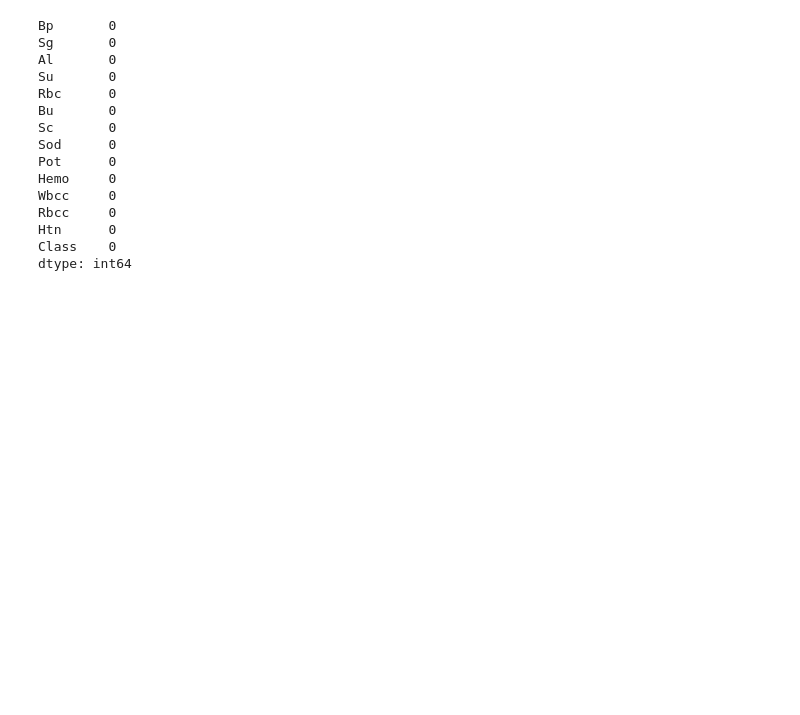
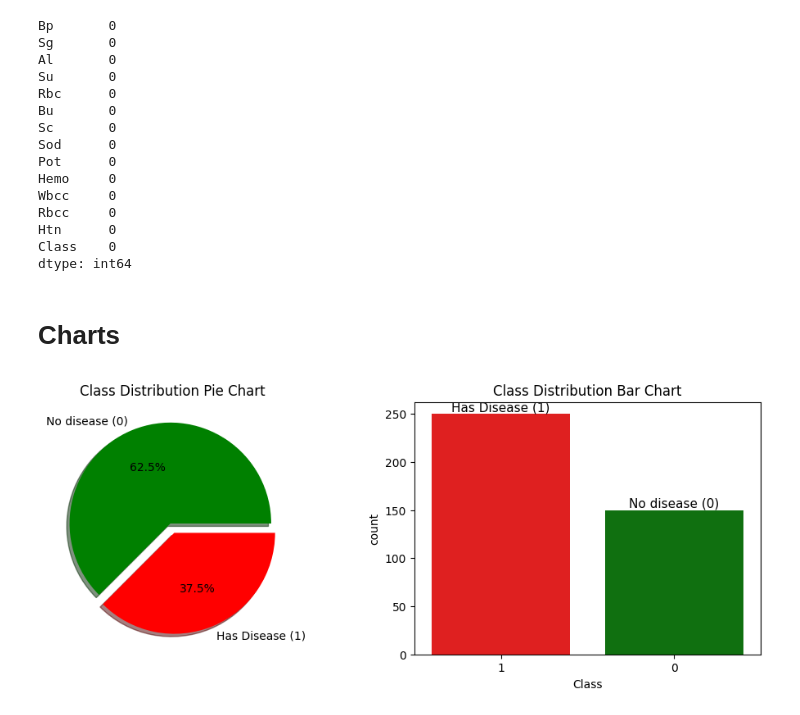
Before and after one commit to alamin147/kidney_disease, a Jupyter notebook: disease.ipynb, the cells around one changed output. Drawn from its saved outputs; the diff is of its cells as text; code cells hidden in the pictures; blank space fills up the shorter version.

```diff
--- a/disease.ipynb
+++ b/disease.ipynb
@@ -65,3 +65,42 @@ Rbcc     0
 Htn      0
 Class    0
 dtype: int64
+# %% [markdown]
+# Charts
+# %%
+class_colors = ['green', 'red']
+class_order = ["No disease (0)", "Has Disease (1)"]
+
+fig, ax = plt.subplots(1, 2, figsize=(12, 4))
+
+#  pie chart for Class distribution
+df['Class'].value_counts().plot(kind="pie",
+                                labels=class_order,
+                                colors=class_colors,
+                                explode=[0.05, 0.05],
+                                autopct='%1.1f%%',
+                                ax=ax[0],
+                                shadow=True)
+ax[0].set_title("Class Distribution Pie Chart")
+ax[0].set_ylabel('')
+
+
+
+ #  bar chart for Class distribution
+new_labels = ["No disease (0)", "Has Disease (1)"]
+
+count = sns.countplot(x="Class", data=df, ax=ax[1], order=[1, 0], hue="Class", legend=False, palette=class_colors)
+
+
+for i, bar in enumerate(count.patches):
+    count.annotate(new_labels[i],
+                   (bar.get_x() + bar.get_width() / 2,
+                    bar.get_height()), ha='center', va='center',
+                   size=11, xytext=(0, 6),
+                   textcoords='offset points')
+
+# title and show the plot
+ax[1].set_title("Class Distribution Bar Chart")
+plt.show()
+# %% [output]
+[figure, added]
```
